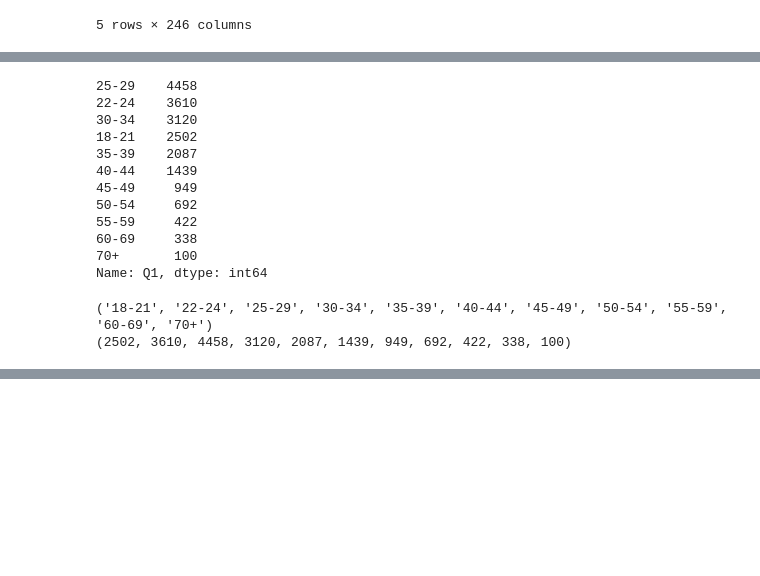
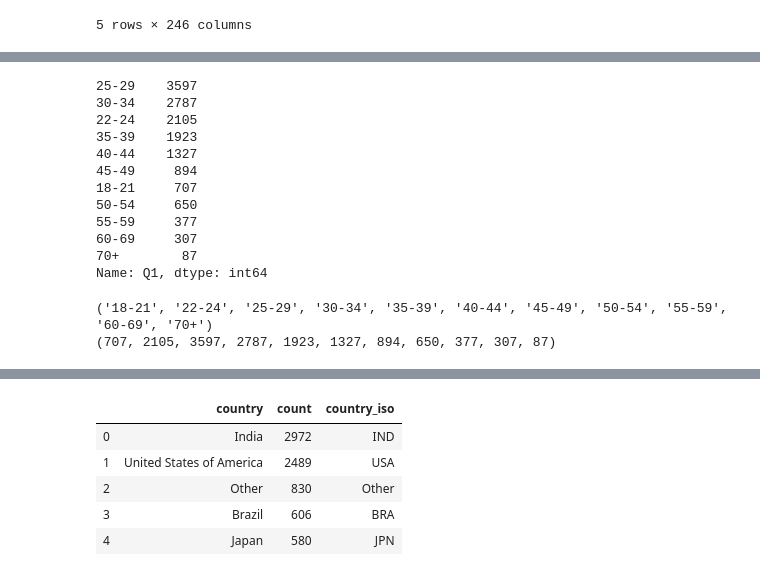
Before and after one commit to piszewc/python-deep-learning-data-science, a Jupyter notebook: Kaggle/Kaggle Survey.ipynb, the cells around one changed output, grey strips where cells are left out. Cells and saved outputs as stored; diff of their text form; code cells hidden in the pictures; blank space fills up the shorter version.

```diff
--- a/Kaggle/Kaggle Survey.ipynb
+++ b/Kaggle/Kaggle Survey.ipynb
@@ -12,6 +13,8 @@ Columns (0,3,7,19,34,47,49,50,51,52,53,54,68,81,94,96,109,115,130,139,147,154,16
 # %%
 #dataset.columns = dataset.iloc[0]
 dataset = dataset.drop(dataset.index[0]) #
+dataset = dataset[~dataset['Q5'].isin(["Student", "Not employed"])]
+
 dataset.head()
 # %% [output]
 |  | Time from Start to Finish (seconds) | Q1 | Q2 | Q2_OTHER_TEXT | Q3 | Q4 | Q5 | Q5_OTHER_TEXT | ... |
@@ -41,17 +44,17 @@ Length: 246, dtype: int64
 # %%
 dataset['Q1'].value_counts()
 # %% [output]
-25-29    4458
-22-24    3610
-30-34    3120
-18-21    2502
-35-39    2087
-40-44    1439
-45-49     949
-50-54     692
-55-59     422
-60-69     338
-70+       100
+25-29    3597
+30-34    2787
+22-24    2105
+35-39    1923
+40-44    1327
+45-49     894
+18-21     707
+50-54     650
+55-59     377
+60-69     307
+70+        87
 Name: Q1, dtype: int64
 # %%
 temp_y = dataset['Q1'].value_counts().to_list()
@@ -63,7 +66,7 @@ print(temp_x)
 print(temp_y)
 # %% [output]
 ('18-21', '22-24', '25-29', '30-34', '35-39', '40-44', '45-49', '50-54', '55-59', '60-69', '70+')
-(2502, 3610, 4458, 3120, 2087, 1439, 949, 692, 422, 338, 100)
+(707, 2105, 3597, 2787, 1923, 1327, 894, 650, 377, 307, 87)
 # %%
 import plotly.graph_objects as go
 
@@ -79,3 +82,33 @@ fig.update_layout(title_text='Count of Ages')
 # %% [output]
 [interactive output not drawn]
 [interactive output not drawn]
+# %%
+import pycountry
+
+def get_name(code):
+    '''
+    Translate code to name of the country
+    '''
+    try:
+        name = pycountry.countries.get(name=code).alpha_3
+    except:
+        try:
+            name = pycountry.countries.get(official_name=code).alpha_3
+        except:
+            name = code
+    return name
+# %%
+temp_y = dataset['Q3'].value_counts().to_list()
+temp_x = dataset['Q3'].value_counts().index.values
+
+d = {'country':temp_x,'count':temp_y}
+tmp_df = pd.DataFrame(d)
+tmp_df['country_iso'] = tmp_df['country'].apply(lambda c: get_name(c))
+tmp_df.head(5)
+# %% [output]
+|  | country | count | country_iso |
+| 0 | India | 2972 | IND |
+| 1 | United States of America | 2489 | USA |
+| 2 | Other | 830 | Other |
+| 3 | Brazil | 606 | BRA |
+| 4 | Japan | 580 | JPN |
```
Also changed, not shown: parts of 6 cells of this notebook.
